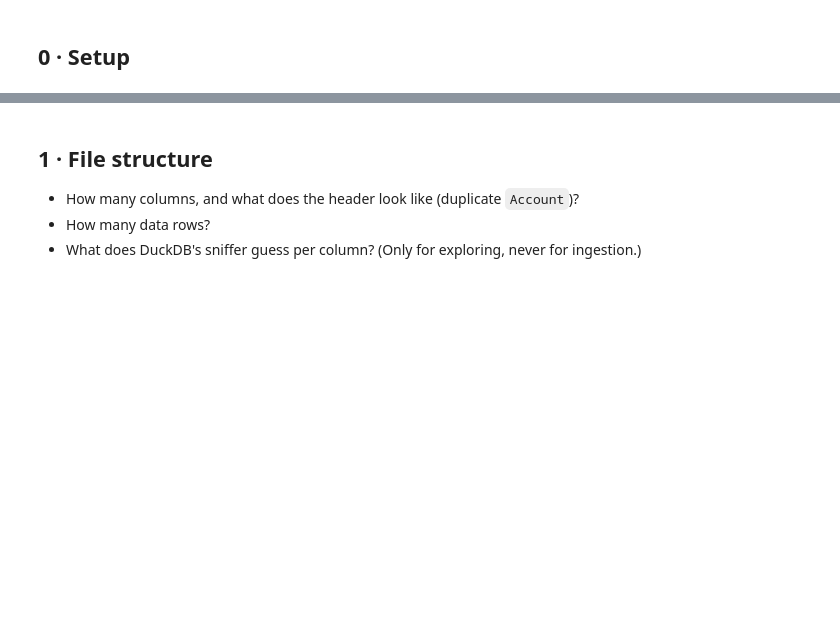
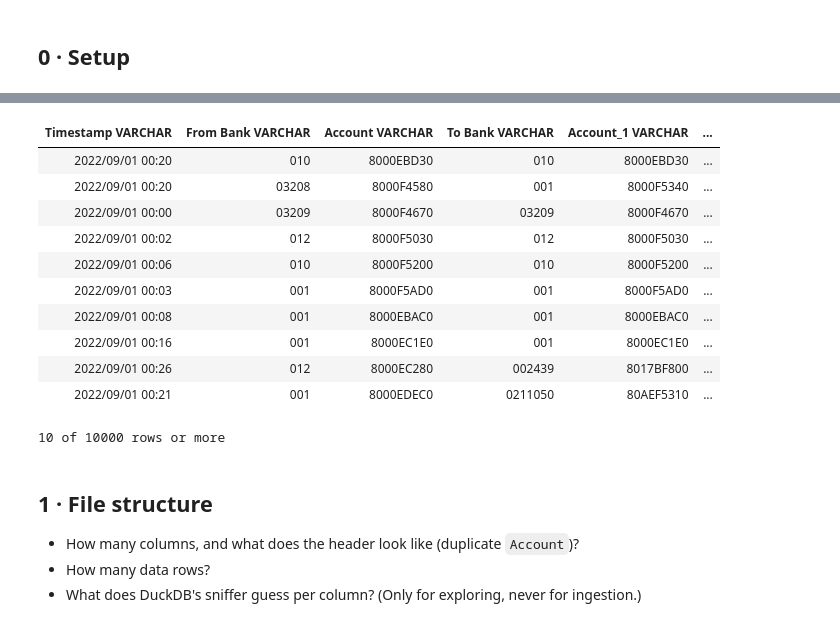
Before and after one commit to powerzarse/AML_Layerwatch, a Jupyter notebook: notebooks/01_raw_data_profiling.ipynb, the cells around one changed output, grey strips where cells are left out. Cells and saved outputs as stored; diff of their text form; code cells hidden in the pictures; blank space fills up the shorter version.

```diff
--- a/notebooks/01_raw_data_profiling.ipynb
+++ b/notebooks/01_raw_data_profiling.ipynb
@@ -23,3 +27,19 @@ TRANS_CSV.exists(), PATTERNS_TXT.exists(), ACCOUNTS_CSV.exists()
+# %%
+# Raw-text view: every column as VARCHAR, so we profile the file, not a parser's interpretation
+con.read_csv(str(TRANS_CSV), all_varchar=True).create_view("raw_text", replace=True)
+# %% [output]
+| Timestamp VARCHAR | From Bank VARCHAR | Account VARCHAR | To Bank VARCHAR | Account_1 VARCHAR | ... |
+| 2022/09/01 00:20 | 010 | 8000EBD30 | 010 | 8000EBD30 | ... |
+| 2022/09/01 00:20 | 03208 | 8000F4580 | 001 | 8000F5340 | ... |
+| 2022/09/01 00:00 | 03209 | 8000F4670 | 03209 | 8000F4670 | ... |
+| 2022/09/01 00:02 | 012 | 8000F5030 | 012 | 8000F5030 | ... |
+| 2022/09/01 00:06 | 010 | 8000F5200 | 010 | 8000F5200 | ... |
+| 2022/09/01 00:03 | 001 | 8000F5AD0 | 001 | 8000F5AD0 | ... |
+| 2022/09/01 00:08 | 001 | 8000EBAC0 | 001 | 8000EBAC0 | ... |
+| 2022/09/01 00:16 | 001 | 8000EC1E0 | 001 | 8000EC1E0 | ... |
+| 2022/09/01 00:26 | 012 | 8000EC280 | 002439 | 8017BF800 | ... |
+| 2022/09/01 00:21 | 001 | 8000EDEC0 | 0211050 | 80AEF5310 | ... |
+10 of 10000 rows or more
 # %% [markdown]
 ## 1 · File structure
 
```
Also changed, not shown: parts of 32 cells of this notebook, 7 other files.
